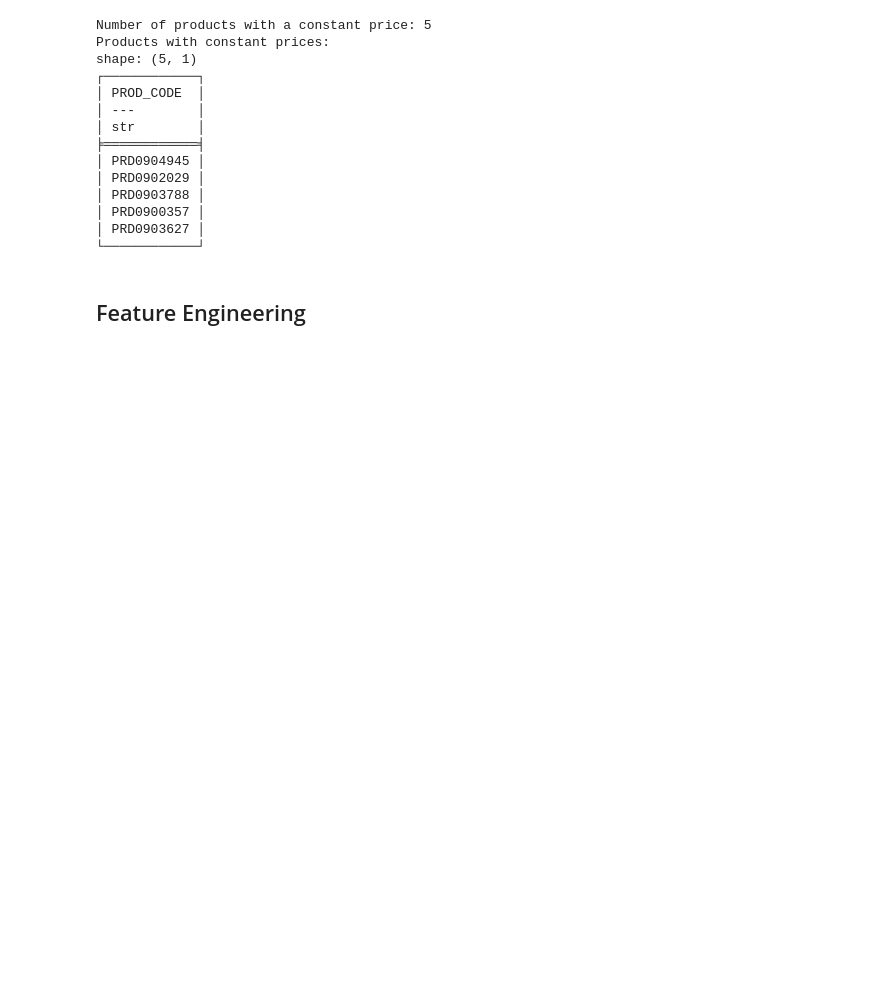
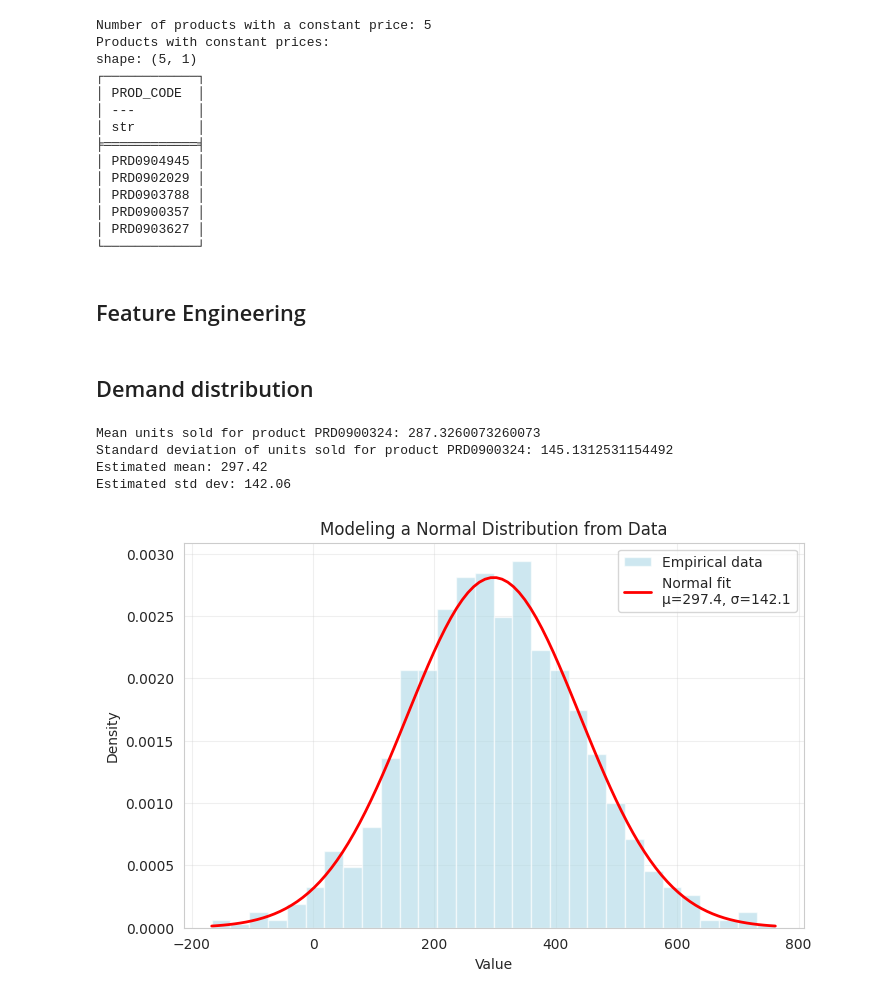
Before and after one commit to w-pinillo/price-opt-rl, a Jupyter notebook: notebooks/01-EDA.ipynb, the cells around one changed output. Drawn from its saved outputs; the diff is of its cells as text; code cells hidden in the pictures; blank space fills up the shorter version.

Commit message:
feat: Add demand modeling to EDA and update thesis

```diff
--- a/notebooks/01-EDA.ipynb
+++ b/notebooks/01-EDA.ipynb
@@ -334,3 +324,5 @@ print(daily_agg_with_features_lazy.schema)
 
 print("Head with new features:")
 daily_agg_with_features_lazy.head().collect()
+# %% [markdown]
+## Demand distribution
@@ -336,0 +373,9 @@ daily_agg_with_features_lazy.head().collect()
+# %%
+# Model demand for a specific product
+simulated_demand = model_demand_normal('PRD0900324', num_simulations=1000)
+# %% [output]
+Mean units sold for product PRD0900324: 287.3260073260073
+Standard deviation of units sold for product PRD0900324: 145.1312531154492
+Estimated mean: 297.42
+Estimated std dev: 142.06
+[figure, added]
```
Also changed, not shown: parts of 5 cells of this notebook, 2 other files.
